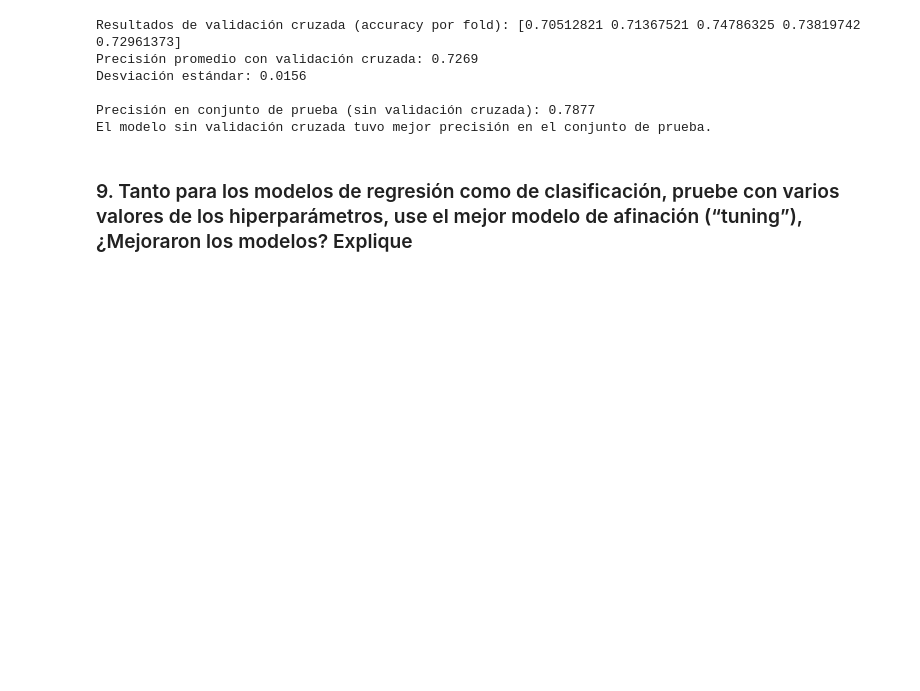
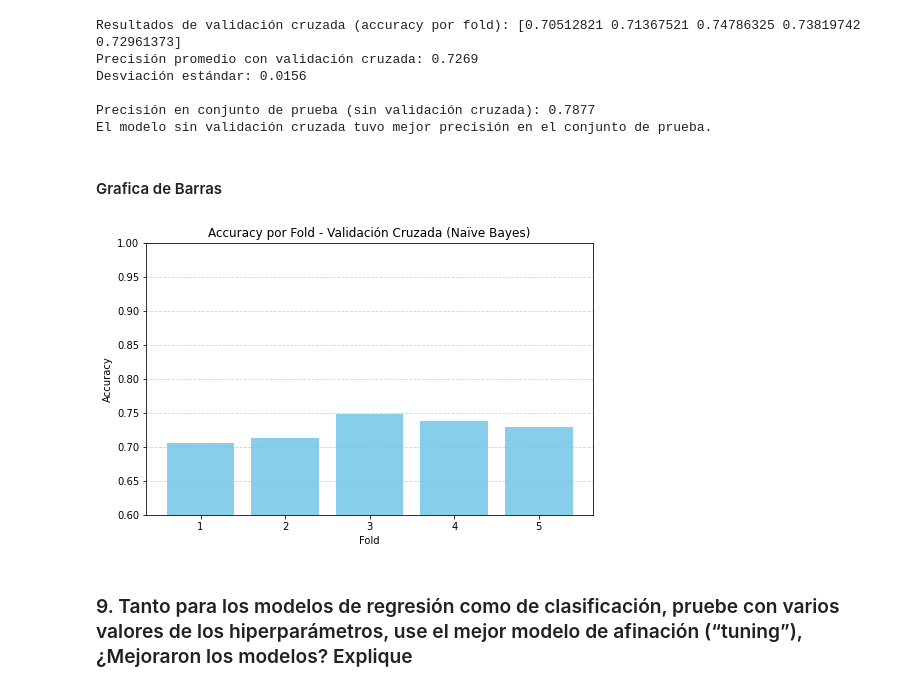
Before and after one commit to Riv2oo4/Proyecto1_MD, a Jupyter notebook: proyecto1.ipynb, the cells around one changed output. Drawn from its saved outputs; the diff is of its cells as text; code cells hidden in the pictures; blank space fills up the shorter version.

Commit message:
Grafica de Barras  por fold Inciso 8

```diff
--- a/proyecto1.ipynb
+++ b/proyecto1.ipynb
@@ -1691,6 +1691,23 @@ Desviación estándar: 0.0156
 
 Precisión en conjunto de prueba (sin validación cruzada): 0.7877
 El modelo sin validación cruzada tuvo mejor precisión en el conjunto de prueba.
+# %% [markdown]
+#### Grafica de Barras
+# %%
+import matplotlib.pyplot as plt
+
+# Gráfica de barras
+plt.figure(figsize=(8,5))
+plt.bar(range(1, 6), cv_scores, color='skyblue')
+plt.title('Accuracy por Fold - Validación Cruzada (Naïve Bayes)')
+plt.xlabel('Fold')
+plt.ylabel('Accuracy')
+plt.ylim(0.6, 1.0)
+plt.grid(axis='y', linestyle='--', alpha=0.6)
+plt.xticks([1, 2, 3, 4, 5])
+plt.show()
+# %% [output]
+[figure, added]
 # %% [markdown]
 ### 9. Tanto para los modelos de regresión como de clasificación, pruebe con varios valores de los hiperparámetros, use el mejor modelo de afinación (“tuning”), ¿Mejoraron los modelos? Explique
 # %%
```
